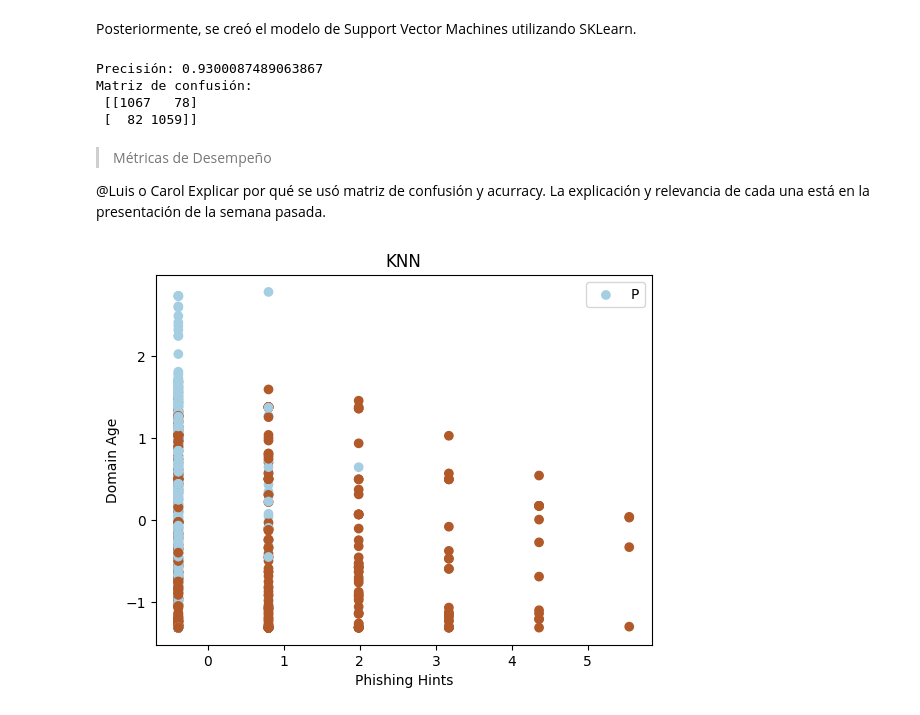
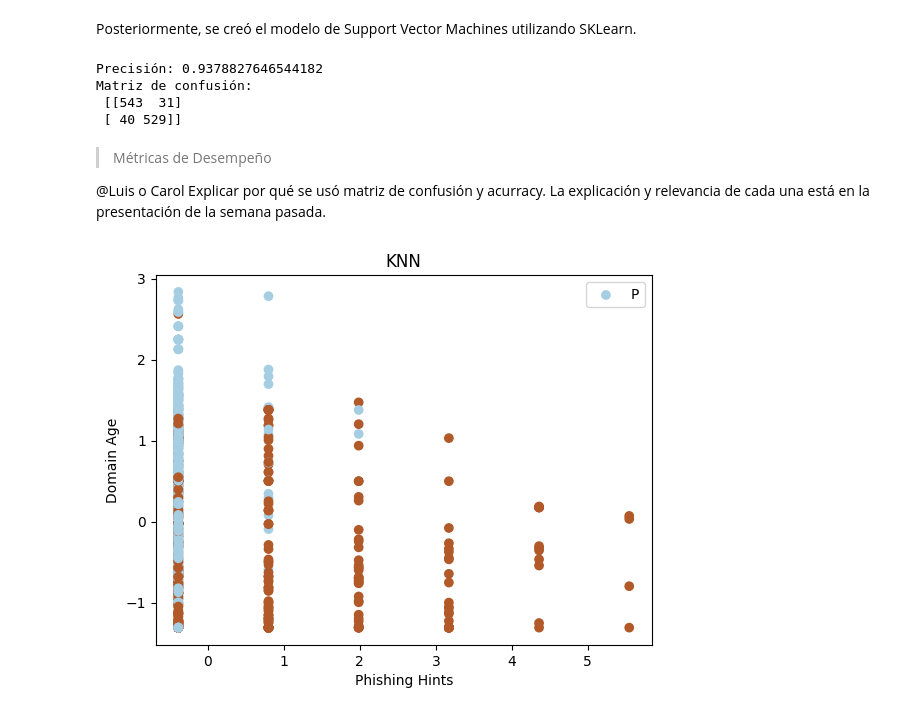
Before and after one commit to stefanoaragoni/IA_Lab5, a Jupyter notebook: lab5.ipynb, the cells around one changed output. Drawn from its saved outputs; the diff is of its cells as text; code cells hidden in the pictures.

```diff
--- a/lab5.ipynb
+++ b/lab5.ipynb
@@ -219,8 +219,12 @@ def evaluate(y_test, y_pred):
 # Separar los datos en entrenamiento y prueba
 X_train, X_test, y_train, y_test = train_test_split(df_feat.drop('status',axis=1), df_feat['status'], test_size=0.20)
 
-# Cantidad de vecinos a considerar
-neighbors = 5
+# Cantidad de vecinos a considerar = raíz cuadrada de la cantidad de datos de prueba
+neighbors = len(X_test)**0.5
+neighbors = int(neighbors)
+# Numero impar de neighbors
+if neighbors % 2 == 0:
+    neighbors += 1
 
 # Calcular la precisión
 y_pred = predict(X_train.values, X_test.values, y_train.values, neighbors)
@@ -303,8 +307,12 @@ A continuación se creó un modelo SVM con SKLearn en base a las siguientes cons
 # %% [markdown]
 Como primer paso, se divió el dataset en las proporciones anteriormente indicadas.
 # %%
+# Cambiar la columna de status a -1 y 1
+df_svm = df_feat.copy()
+df_svm['status'] = df_feat['status'].map({0: -1, 1: 1})
+
 # Dividir los datos en entrenamiento (80%) y test (20%)
-X_train, X_test_val, y_train, y_test_val = train_test_split(df_feat.drop('status',axis=1), df_feat['status'], test_size=0.20)
+X_train, X_test_val, y_train, y_test_val = train_test_split(df_svm.drop('status',axis=1), df_svm['status'], test_size=0.20)
 
 # Dividir los datos de entrenamiento y validación (80%) en entrenamiento (80%) y validación (20%)
 X_test, X_val, y_test, y_val = train_test_split(X_test_val, y_test_val, test_size=0.5)
@@ -326,7 +341,7 @@ from sklearn.metrics import confusion_matrix
 from sklearn.metrics import accuracy_score
 
 # Crear el modelo
-svm = SVC(kernel='linear')      #rbf saca mejor resultado
+svm = SVC(kernel='linear')      #rbf saca mejor resultado que linear
 svm.fit(X_train, y_train)
 predictions = svm.predict(X_test)
 
@@ -336,10 +351,10 @@ print('Precisión:',accuracy_score(y_test, predictions))
 # Calcular la matriz de confusión
 print('Matriz de confusión:\n', confusion_matrix(y_test, predictions))
 # %% [output]
-Precisión: 0.9300087489063867
+Precisión: 0.9378827646544182
 Matriz de confusión:
- [[1067   78]
- [  82 1059]]
+ [[543  31]
+ [ 40 529]]
 # %% [markdown]
 > Métricas de Desempeño
 
@@ -348,18 +363,18 @@ Explicar por qué se usó matriz de confusión y acurracy. La explicación y rel
 # %%
 import matplotlib.pyplot as plt
 import pandas as pd
 from sklearn import datasets, neighbors
 
 # Variables a seleccionar para la gráfica: domain_age y phish_hints
 
 X = X_test[['phish_hints', 'domain_age']]
 
 # Graficar en X page_rank y en Y nb_www; color según status
 plt.scatter(X['phish_hints'], X['domain_age'], c=predictions, cmap=plt.cm.Paired)
 plt.xlabel('Phishing Hints')
 plt.ylabel('Domain Age')
 plt.title('KNN')
-plt.legend("Phising")
+plt.legend("Phishing")
 plt.show()
 # %% [output]
-[figure, old version]
+[figure, new version]
```
Also changed, not shown: parts of 7 cells of this notebook.
